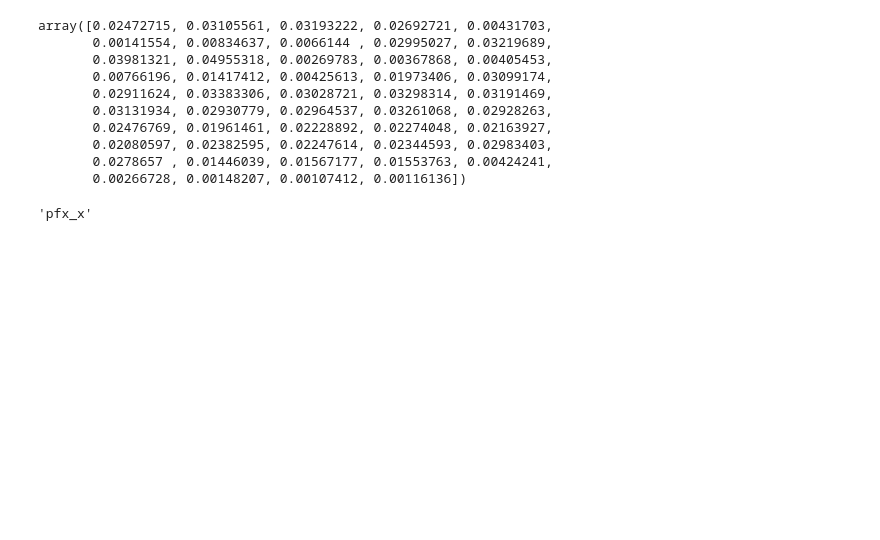
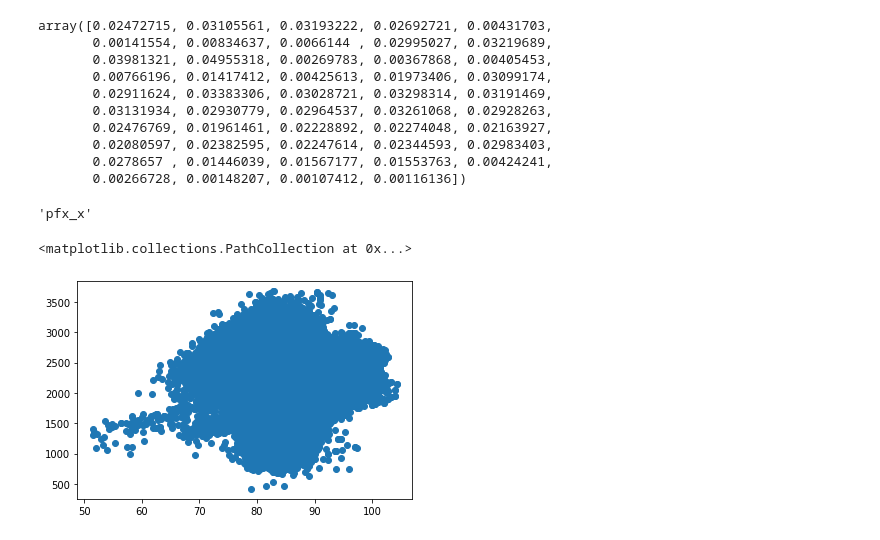
Before and after one commit to josephshanks/A-Comeback-Story, a Jupyter notebook: EDA.ipynb, the cells around one changed output. Drawn from its saved outputs; the diff is of its cells as text; code cells hidden in the pictures; blank space fills up the shorter version.

```diff
--- a/EDA.ipynb
+++ b/EDA.ipynb
@@ -290,3 +297,9 @@ array([0.02472715, 0.03105561, 0.03193222, 0.02692721, 0.00431703,
 data.columns[8]
 # %% [output]
 'pfx_x'
+# %%
+fig,ax = plt.subplots()
+ax.scatter(data['release_speed'],data['release_spin_rate'])
+# %% [output]
+<matplotlib.collections.PathCollection at 0x...>
+[figure, added]
```
Also changed, not shown: parts of 6 cells of this notebook, 3 other files.
